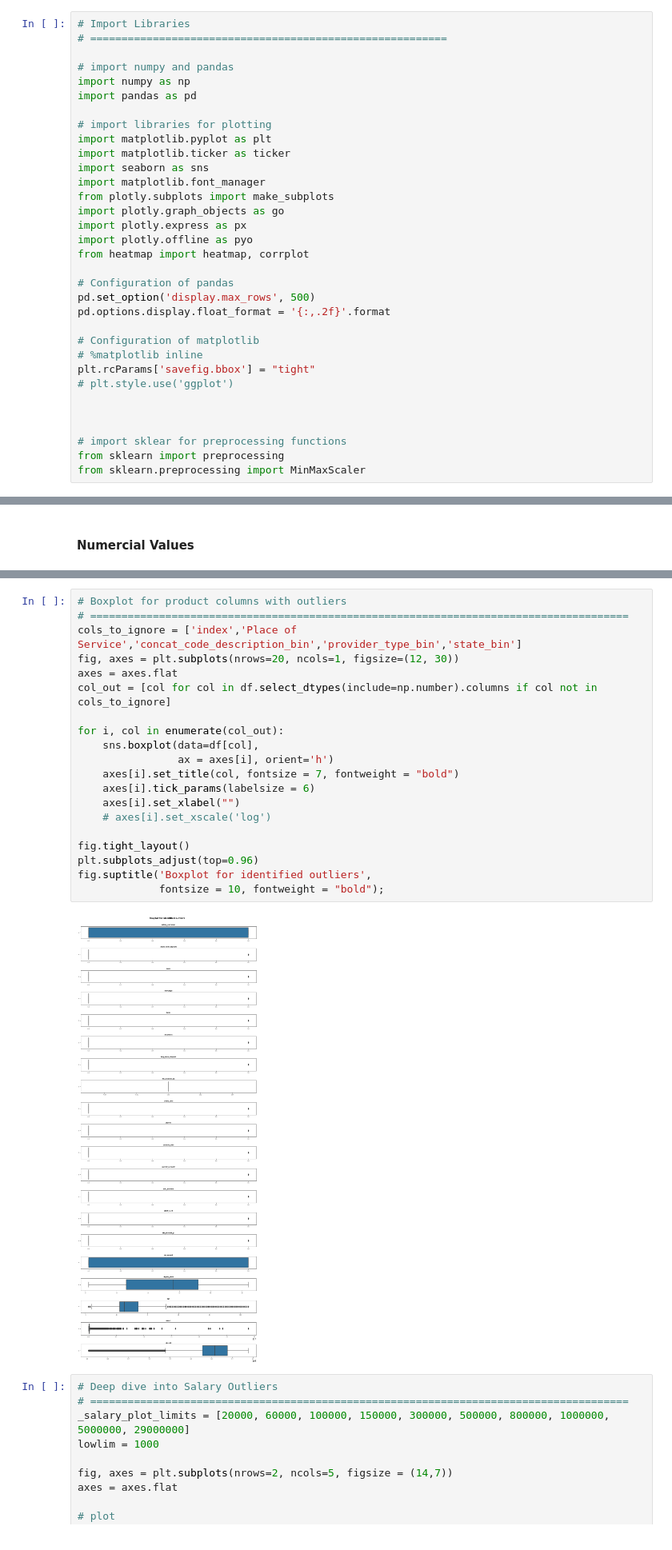
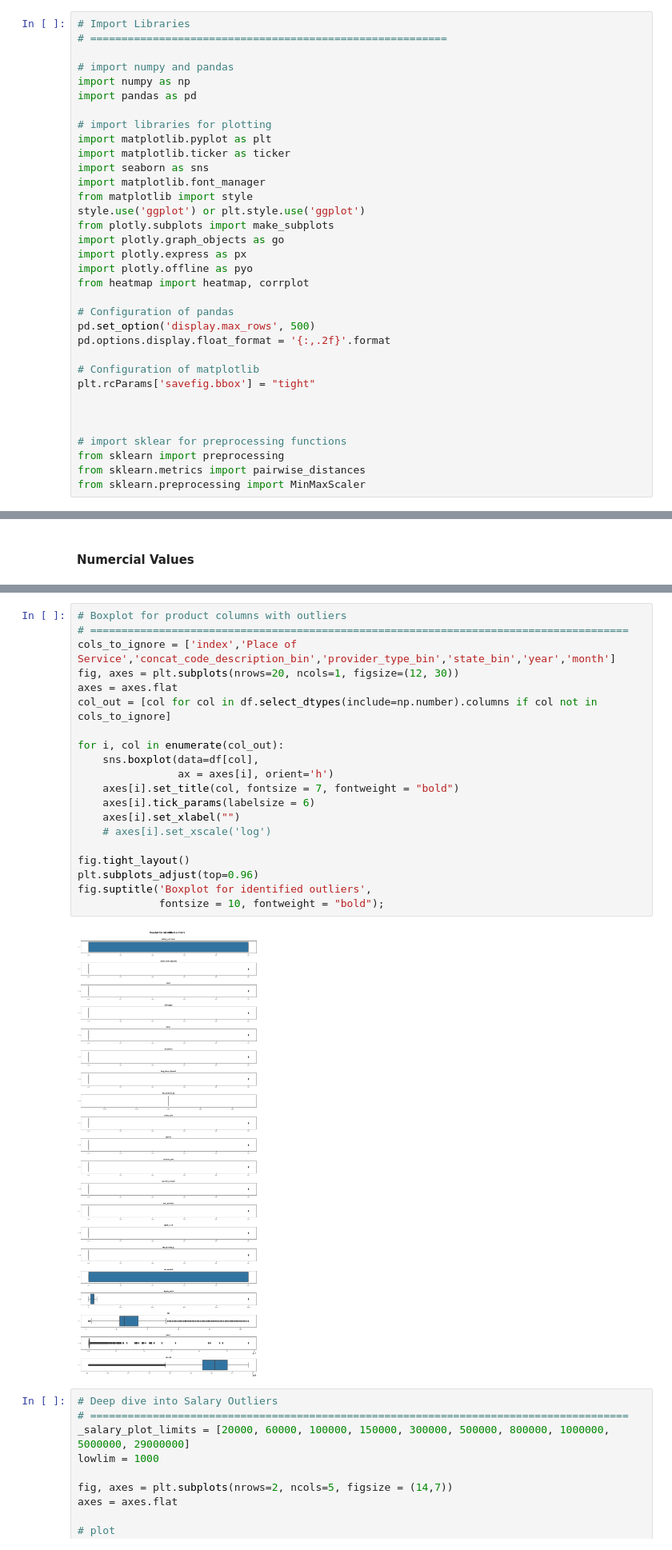
Before and after one commit to aggarcia1996/final_project_adjt, a Jupyter notebook: 01_Analysis_v1.ipynb, the cells around one changed output, grey strips where cells are left out. Shown at 80% size. Drawn from its saved outputs; the diff is of its cells as text.

```diff
--- a/01_Analysis_v1.ipynb
+++ b/01_Analysis_v1.ipynb
@@ -15,6 +15,8 @@ import matplotlib.pyplot as plt
 import matplotlib.ticker as ticker
 import seaborn as sns
 import matplotlib.font_manager
+from matplotlib import style
+style.use('ggplot') or plt.style.use('ggplot')
 from plotly.subplots import make_subplots
 import plotly.graph_objects as go
 import plotly.express as px
@@ -26,14 +28,13 @@ pd.set_option('display.max_rows', 500)
 pd.options.display.float_format = '{:,.2f}'.format
 
 # Configuration of matplotlib
-# %matplotlib inline
 plt.rcParams['savefig.bbox'] = "tight"
-# plt.style.use('ggplot')
 
 
 
 # import sklear for preprocessing functions
 from sklearn import preprocessing
+from sklearn.metrics import pairwise_distances
 from sklearn.preprocessing import MinMaxScaler
 # %% [markdown]
 <h3>Feature Name and Description</h3>
@@ -629,25 +631,25 @@ There are 42681 lower outliers for  pk_cid column
 # %%
 # Boxplot for product columns with outliers
 # ======================================================================================
-cols_to_ignore = ['index','Place of Service','concat_code_description_bin','provider_type_bin','state_bin']
+cols_to_ignore = ['index','Place of Service','concat_code_description_bin','provider_type_bin','state_bin','year','month']
 fig, axes = plt.subplots(nrows=20, ncols=1, figsize=(12, 30))
 axes = axes.flat
 col_out = [col for col in df.select_dtypes(include=np.number).columns if col not in cols_to_ignore]
 
 for i, col in enumerate(col_out):
     sns.boxplot(data=df[col],
                 ax = axes[i], orient='h')
     axes[i].set_title(col, fontsize = 7, fontweight = "bold")
     axes[i].tick_params(labelsize = 6)
     axes[i].set_xlabel("")
     # axes[i].set_xscale('log')
 
 fig.tight_layout()
 plt.subplots_adjust(top=0.96)
 fig.suptitle('Boxplot for identified outliers',
              fontsize = 10, fontweight = "bold");
 # %% [output]
-[figure, old version]
+[figure, new version]
 # %%
 # Deep dive into Salary Outliers
 # ======================================================================================
```
Also changed, not shown: parts of 31 cells of this notebook.
